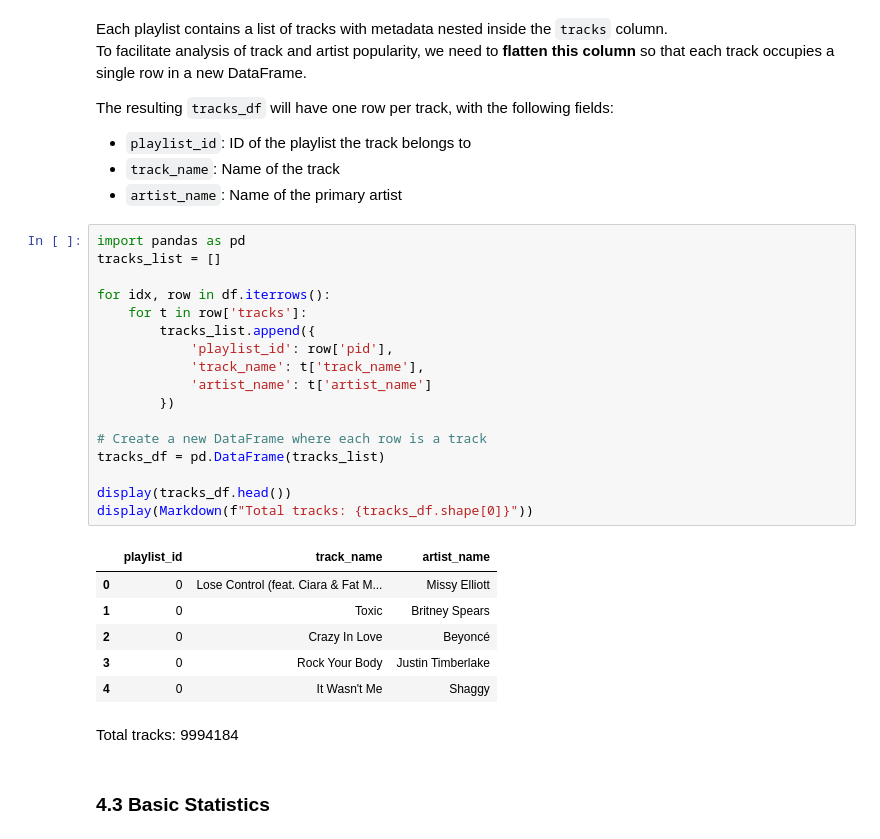
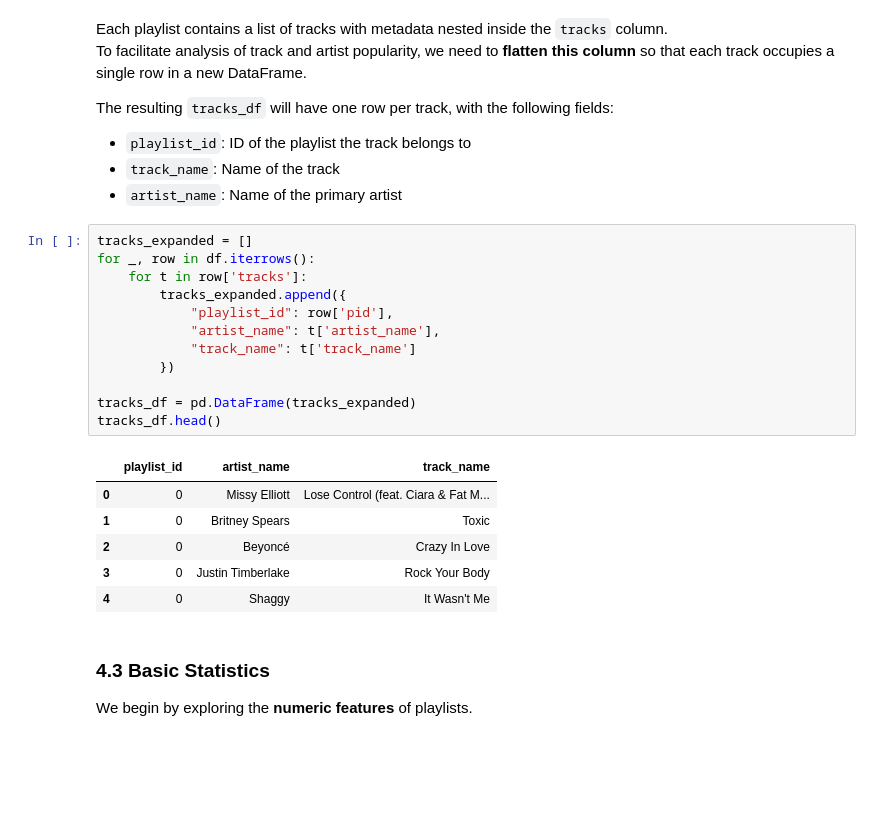
Before and after one commit to MVasquez95/Spotify-Recommender-System, a Jupyter notebook: notebooks/01_EDA.ipynb, the cells around one changed output. Drawn from its saved outputs; the diff is of its cells as text; blank space fills up the shorter version.

```diff
--- a/notebooks/01_EDA.ipynb
+++ b/notebooks/01_EDA.ipynb
@@ -109,29 +102,24 @@ The resulting `tracks_df` will have one row per track, with the following fields
 - `track_name`: Name of the track
 - `artist_name`: Name of the primary artist
 # %%
-import pandas as pd
-tracks_list = []
-
-for idx, row in df.iterrows():
+tracks_expanded = []
+for _, row in df.iterrows():
     for t in row['tracks']:
-        tracks_list.append({
-            'playlist_id': row['pid'],
-            'track_name': t['track_name'],
-            'artist_name': t['artist_name']
+        tracks_expanded.append({
+            "playlist_id": row['pid'],
+            "artist_name": t['artist_name'],
+            "track_name": t['track_name']
         })
 
-# Create a new DataFrame where each row is a track
-tracks_df = pd.DataFrame(tracks_list)
-
-display(tracks_df.head())
-display(Markdown(f"Total tracks: {tracks_df.shape[0]}"))
+tracks_df = pd.DataFrame(tracks_expanded)
+tracks_df.head()
 # %% [output]
-|  | playlist_id | track_name | artist_name |
-| 0 | 0 | Lose Control (feat. Ciara & Fat M... | Missy Elliott |
-| 1 | 0 | Toxic | Britney Spears |
-| 2 | 0 | Crazy In Love | Beyoncé |
-| 3 | 0 | Rock Your Body | Justin Timberlake |
-| 4 | 0 | It Wasn't Me | Shaggy |
+|  | playlist_id | artist_name | track_name |
+| 0 | 0 | Missy Elliott | Lose Control (feat. Ciara & Fat M... |
+| 1 | 0 | Britney Spears | Toxic |
+| 2 | 0 | Beyoncé | Crazy In Love |
+| 3 | 0 | Justin Timberlake | Rock Your Body |
+| 4 | 0 | Shaggy | It Wasn't Me |
-Total tracks: 9994184
 # %% [markdown]
 ### 4.3 Basic Statistics
+We begin by exploring the **numeric features** of playlists.
```
Also changed, not shown: parts of 28 cells of this notebook.
